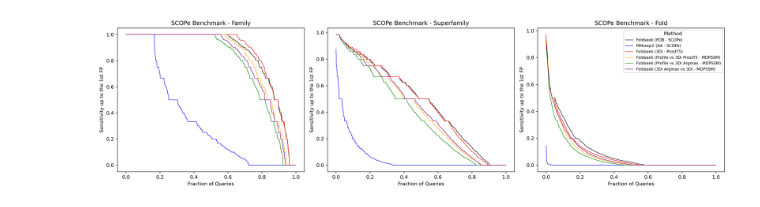
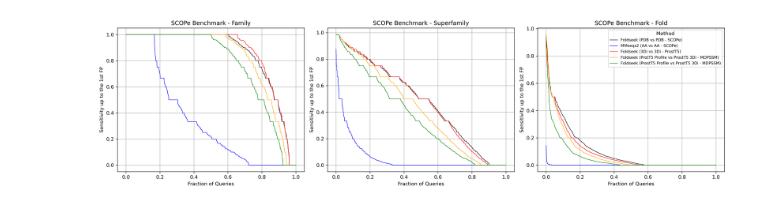
Before and after one commit to finnlueth/bachelor-thesis, a Jupyter notebook: prot-md-pssm-benchmark/scope-benchmark/plot_benchmarks.ipynb, the cells around one changed output. Drawn from its saved outputs; the diff is of its cells as text; code cells hidden in the pictures.

Commit message:
plots update

```diff
--- a/prot-md-pssm-benchmark/scope-benchmark/plot_benchmarks.ipynb
+++ b/prot-md-pssm-benchmark/scope-benchmark/plot_benchmarks.ipynb
@@ -9,21 +9,22 @@ import numpy as np
 import os
 # %%
 paths = {
-    "Foldseek (PDB - SCOPe)": "out/foldseek_benchmark/alignResults/rocx/foldseek.rocx",
-    "MMseqs2 (AA - SCOPe)": "out/mmseqs_benchmark/alignResults/rocx/mmseqs.rocx",
+    "Foldseek (PDB vs PDB - SCOPe)": "out/foldseek_benchmark/alignResults/rocx/foldseek.rocx",
+    "MMseqs2 (AA vs AA - SCOPe)": "out/mmseqs_benchmark/alignResults/rocx/mmseqs.rocx",
     # "MMseqs2 (3Di as AA - ProstT5)": "out/mmseqs_3Di_benchmark/alignResults/rocx/mmseqs.rocx",
-    "Foldseek (3Di - ProstT5)": "out/foldseek_3Di_benchmark/alignResults/rocx/foldseek.rocx",
+    "Foldseek (3Di vs 3Di - ProstT5)": "out/foldseek_3Di_benchmark/alignResults/rocx/foldseek.rocx",
     # 'Foldseek (Profile - ProtMDPSSM)': 'out/foldseek_mdpssm_benchmark/alignResults/rocx/foldseek.rocx',
     # "MMseqs2 (Profile vs AA - MDPSSM)": "out/foldseek_mdpssm_profile_vs_sequence_benchmark/alignResults/rocx/foldseek.rocx",
     # "MMseqs2 (AA vs Profile - MDPSSM)": "out/foldseek_mdpssm_sequence_vs_profile_benchmark/alignResults/rocx/foldseek.rocx",
     # "MMseqs2 (Profile vs AA - MDPSSM) NEW": "data/psssm_rocx/2_mmseqs_pssm_aa.rocx",
     # "MMseqs2 (Profile vs 3Di as AA - MDPSSM)": "data/psssm_rocx/3_mmseqspssm_3Di.rocx",
-    "Foldseek (Profile vs 3Di ProstT5 - MDPSSM)": "data/psssm_rocx/5_foldseek_pssm_3Di.rocx",
+    "Foldseek (ProtT5 Profile vs ProstT5 3Di - MDPSSM)": "data/psssm_rocx/5_foldseek_pssm_3Di.rocx",
     # "Foldseek (3Di vs Profile - MDPSSM)": "data/psssm_rocx/5_foldseek_3Di_pssm.rocx",
-    "Foldseek (Profile vs 3Di Argmax - MDPSSM)": "data/psssm_rocx/5_foldseek_pssm_3Di_argmax.rocx",
-    "Foldseek (3Di Argmax vs 3Di - MDPSSM)": "data/psssm_rocx/6_foldseek_3Di_argmax_vs_3Di_armgax.rocx",
+    # "Foldseek (Profile vs 3Di Argmax - MDPSSM)": "data/psssm_rocx/5_foldseek_pssm_3Di_argmax.rocx",
+    # "Foldseek (3Di Argmax vs 3Di - MDPSSM)": "data/psssm_rocx/6_foldseek_3Di_argmax_vs_3Di_armgax.rocx",
+    "Foldseek (ProstT5 Profile vs ProstT5 3Di - MDPSSM)": "data/psssm_rocx/8_foldseek_prostt5_pssm_3Di.rocx",
 }
 
 plot_scope_benchmarks(paths)
 # %% [output]
-[figure, old version]
+[figure, new version]
```
Also changed, not shown: 2 other files.
